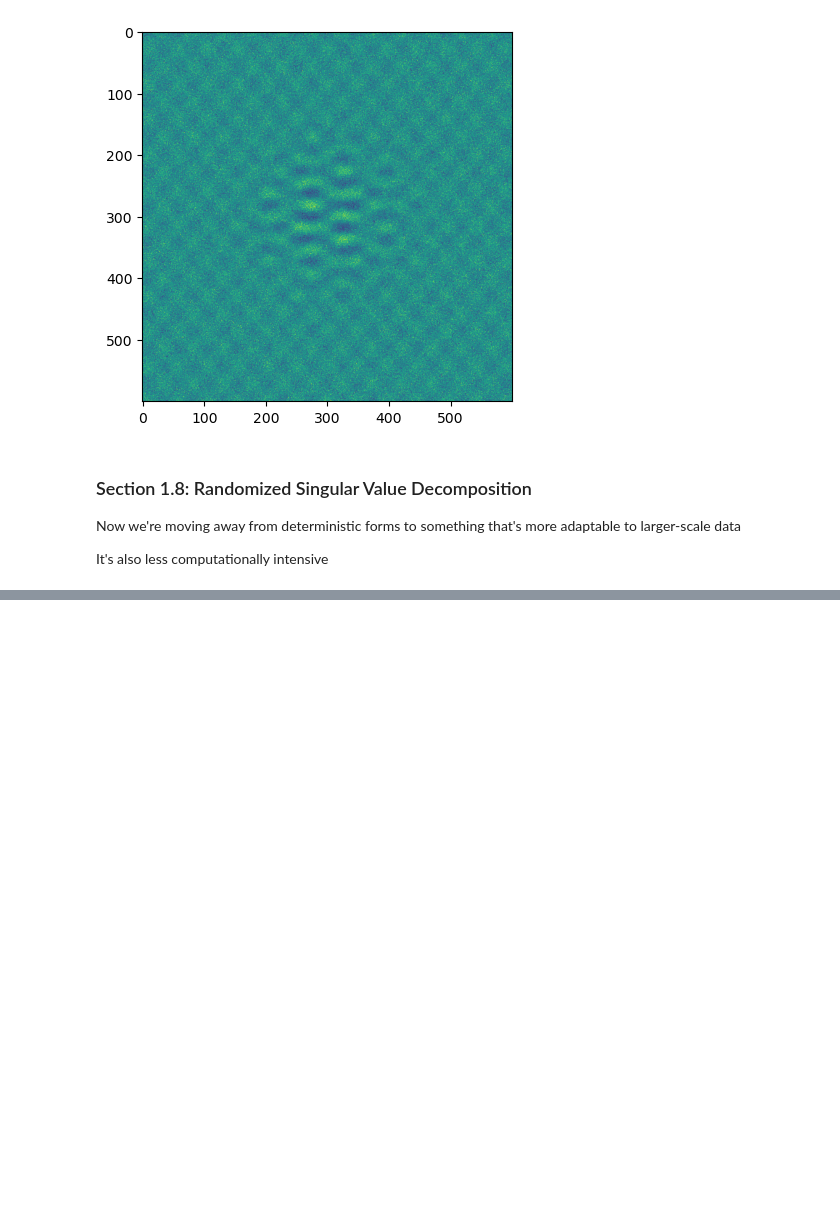
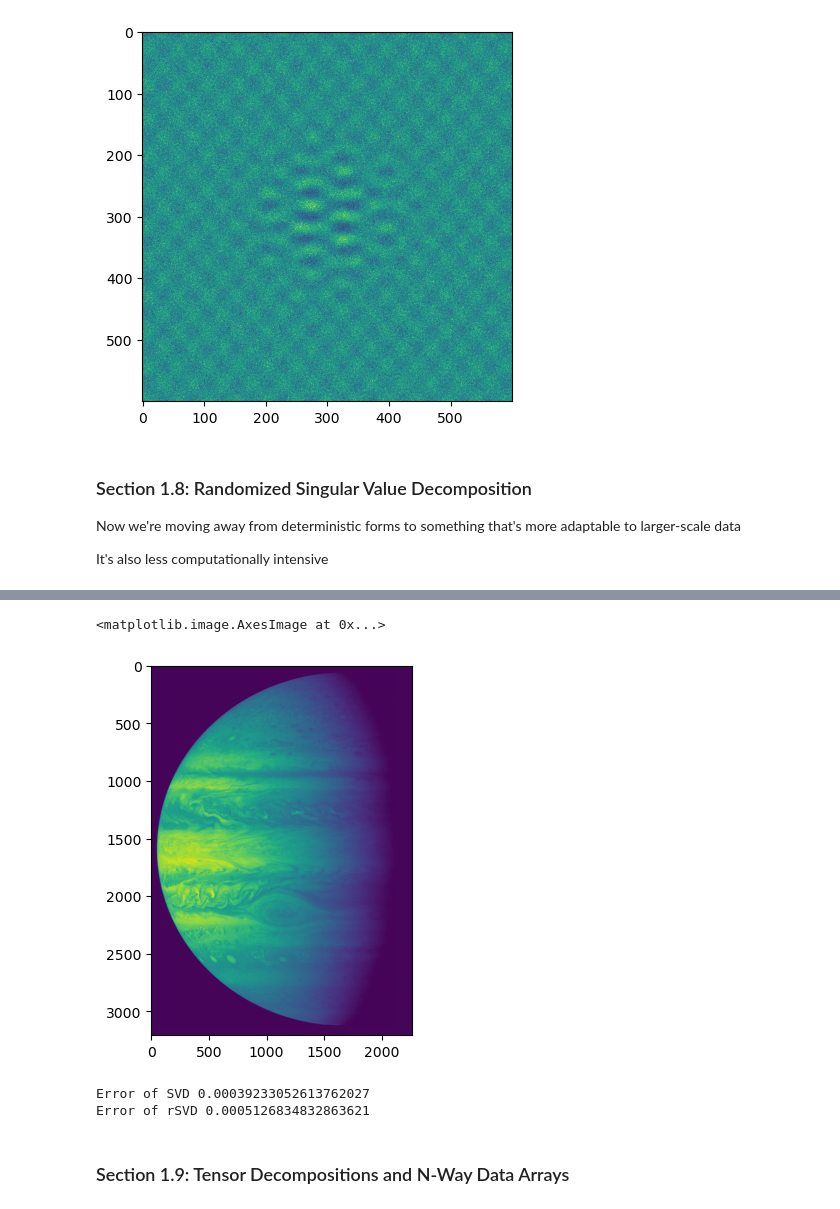
Before and after one commit to sa8692/Machine_Learning_Book_Exercises, a Jupyter notebook: Chapter_1.ipynb, the cells around one changed output, grey strips where cells are left out. Drawn from its saved outputs; the diff is of its cells as text; code cells hidden in the pictures; blank space fills up the shorter version.

```diff
--- a/Chapter_1.ipynb
+++ b/Chapter_1.ipynb
@@ -384,3 +384,24 @@ plt.imshow(X90)
  Now we're moving away from deterministic forms to something that's more adaptable to larger-scale data
 
  It's also less computationally intensive
+# %%
+# We're starting off with a randomized SVD algorithm function to approximate high-resolution images
+# Code is simple, no optimization for speed, data transfer, or accuracy
+
+def rSVD(X, r, q, p):
+    # Step 1: Sample column space of X with P matrix
+    ny = X.shape[1]
+    P = np.random.randn(ny, r+p)
+    Z = X @ P
+    for k in range(q):
+        Z = X @ (X.T @ Z) # This is an implementation of power iterations to increase singular value decay faster
+        print(k)
+
+    Q, R = np.linalg.qr(Z, mode = 'reduced')
+
+    # Step 2: Compute SVD on projected Y = Q.T @ X
+    Y = Q.T @ X
+    UY, S, VT = np.linalg.svd(Y, full_matrices = 0)
+    U = Q @ UY
+
+    return U, S, VT
@@ -386,0 +430,13 @@ plt.imshow(X90)
+# %%
+plt.imshow(XrSVD)
+# %% [output]
+<matplotlib.image.AxesImage at 0x...>
+[figure, added]
+# %%
+print(f'Error of SVD {errSVD}')
+print(f'Error of rSVD {err_rSVD}')
+# %% [output]
+Error of SVD 0.00039233052613762027
+Error of rSVD 0.0005126834832863621
+# %% [markdown]
+### Section 1.9: Tensor Decompositions and N-Way Data Arrays
```
Also changed, not shown: parts of 2 cells of this notebook.
